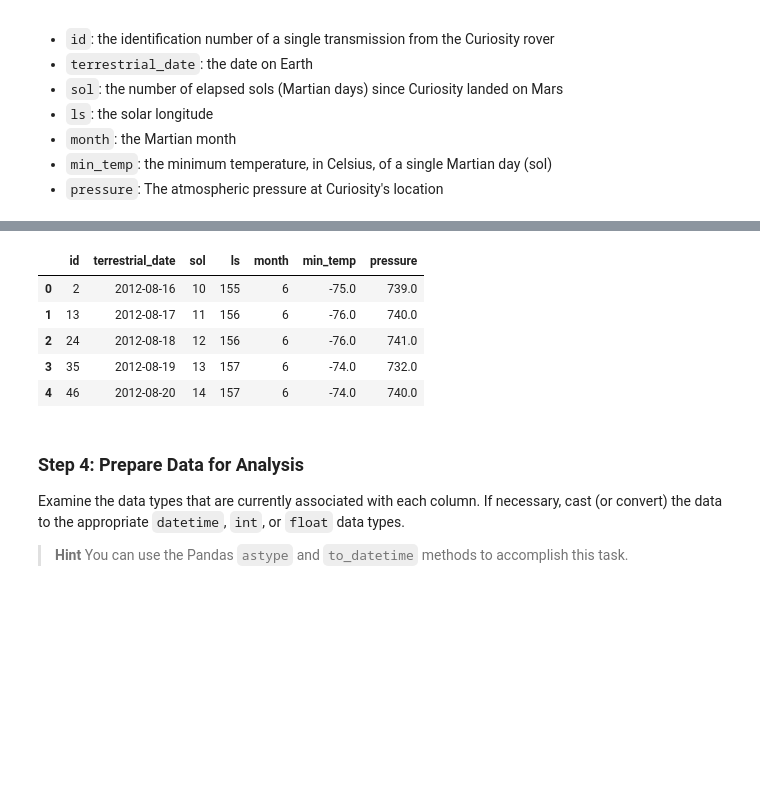
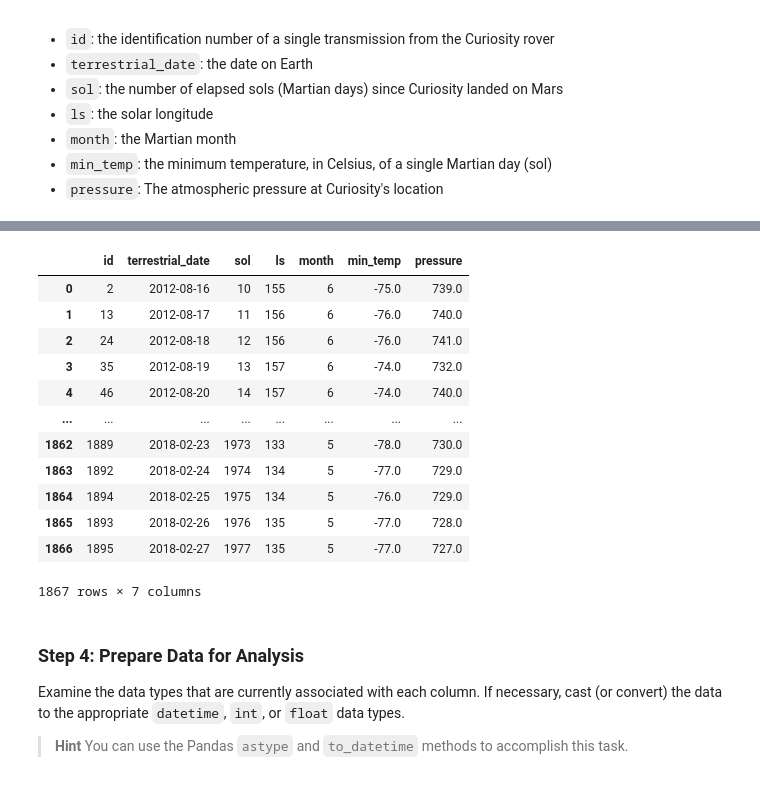
Before and after one commit to riosrose/Mars_Scraping, a Jupyter notebook: part_2_mars_weather.ipynb, the cells around one changed output, grey strips where cells are left out. Saved outputs shown, nothing was run; the diff lists cells and outputs as text; code cells hidden in the pictures; blank space fills up the shorter version.

```diff
--- a/part_2_mars_weather.ipynb
+++ b/part_2_mars_weather.ipynb
@@ -33,6 +33,7 @@ html = browser.html
 soup = BeautifulSoup(html, 'html.parser')
 # %%
 # Extract all rows of data
+rows = soup.find_all('tr', class_='data-row')
 # %% [markdown]
 ### Step 3: Store the Data
 
@@ -51,0 +49,14 @@ Assemble the scraped data into a Pandas DataFrame. The columns should have the s
+# %%
+# Create an empty list
+row_list = []
+
+# Loop through the scraped data to create a list of rows
+for row in rows:
+    # Extract the relevant data from each row
+    cells = row.find_all('td')  # Find all <td> elements in the row
+    row_data = [cell.text.strip() for cell in cells]  # Get text from each cell and strip whitespace
+    # Append the row data to the row_list
+    row_list.append(row_data)
+
+# Now row_list contains all the rows created from the scraped data
+print(row_list)
@@ -52,14 +85,24 @@ Assemble the scraped data into a Pandas DataFrame. The columns should have the s
 # %%
 # Create a Pandas DataFrame by using the list of rows and a list of the column names
+
+mars_temp_df = pd.DataFrame(row_list, columns=['id', 'terrestrial_date', 'sol', 'ls', 'month', 'min_temp', 'pressure'])
 # %%
 # Confirm DataFrame was created successfully
+mars_temp_df
 # %% [output]
 |  | id | terrestrial_date | sol | ls | month | min_temp | pressure |
 | 0 | 2 | 2012-08-16 | 10 | 155 | 6 | -75.0 | 739.0 |
 | 1 | 13 | 2012-08-17 | 11 | 156 | 6 | -76.0 | 740.0 |
 | 2 | 24 | 2012-08-18 | 12 | 156 | 6 | -76.0 | 741.0 |
 | 3 | 35 | 2012-08-19 | 13 | 157 | 6 | -74.0 | 732.0 |
 | 4 | 46 | 2012-08-20 | 14 | 157 | 6 | -74.0 | 740.0 |
+| ... | ... | ... | ... | ... | ... | ... | ... |
+| 1862 | 1889 | 2018-02-23 | 1973 | 133 | 5 | -78.0 | 730.0 |
+| 1863 | 1892 | 2018-02-24 | 1974 | 134 | 5 | -77.0 | 729.0 |
+| 1864 | 1894 | 2018-02-25 | 1975 | 134 | 5 | -76.0 | 729.0 |
+| 1865 | 1893 | 2018-02-26 | 1976 | 135 | 5 | -77.0 | 728.0 |
+| 1866 | 1895 | 2018-02-27 | 1977 | 135 | 5 | -77.0 | 727.0 |
+1867 rows × 7 columns
 # %% [markdown]
 ### Step 4: Prepare Data for Analysis
 
```
Also changed, not shown: parts of 23 cells of this notebook, 4 other files.
